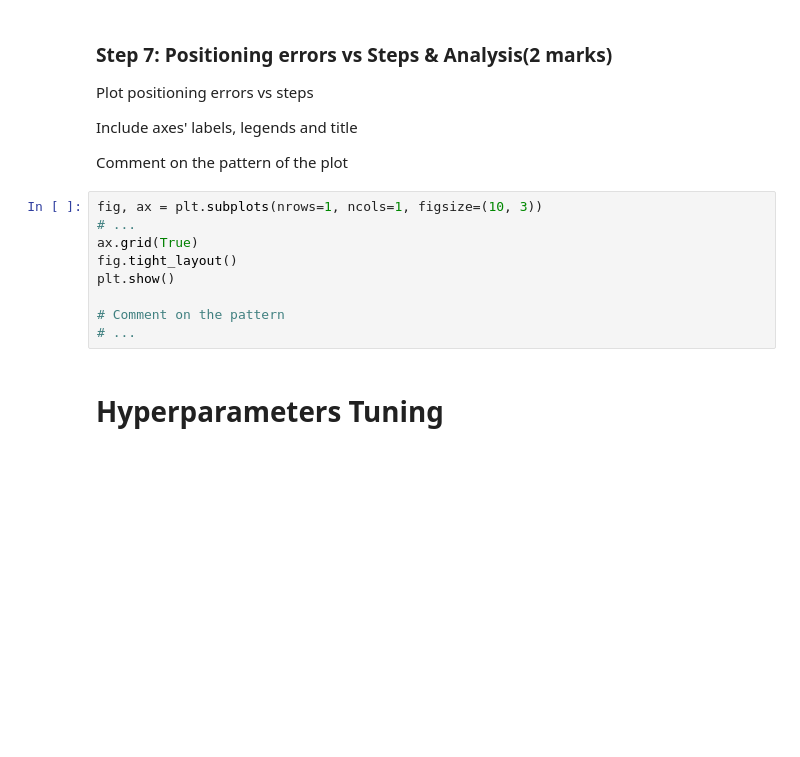
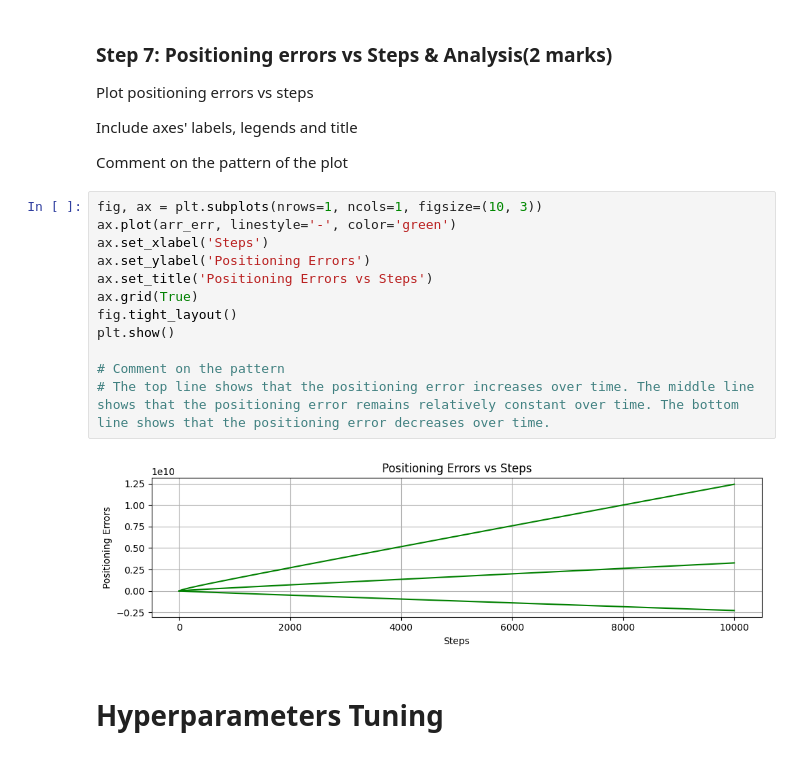
Before and after one commit to KatiaAbdulBaki/engg680_2024_fall, a Jupyter notebook: Lab_Assignment3/IntroMachineLearning(GradientDescent,LogisticRegression).ipynb, the cells around one changed output. Drawn from its saved outputs; the diff is of its cells as text; blank space fills up the shorter version.

```diff
--- a/Lab_Assignment3/IntroMachineLearning(GradientDescent,LogisticRegression).ipynb
+++ b/Lab_Assignment3/IntroMachineLearning(GradientDescent,LogisticRegression).ipynb
@@ -244,15 +279,20 @@ Plot positioning errors vs steps
 Include axes' labels, legends and title
 
 Comment on the pattern of the plot
-# %%
-fig, ax = plt.subplots(nrows=1, ncols=1, figsize=(10, 3))
-# ...
-ax.grid(True)
-fig.tight_layout()
-plt.show()
-
-# Comment on the pattern
-# ...
+# %%
+fig, ax = plt.subplots(nrows=1, ncols=1, figsize=(10, 3))
+ax.plot(arr_err, linestyle='-', color='green')
+ax.set_xlabel('Steps')
+ax.set_ylabel('Positioning Errors')
+ax.set_title('Positioning Errors vs Steps')
+ax.grid(True)
+fig.tight_layout()
+plt.show()
+
+# Comment on the pattern
+# The top line shows that the positioning error increases over time. The middle line shows that the positioning error remains relatively constant over time. The bottom line shows that the positioning error decreases over time.
+# %% [output]
+[figure, added]
 # %% [markdown]
 # Hyperparameters Tuning
 # %% [markdown]
```
Also changed, not shown: parts of 11 cells of this notebook.
